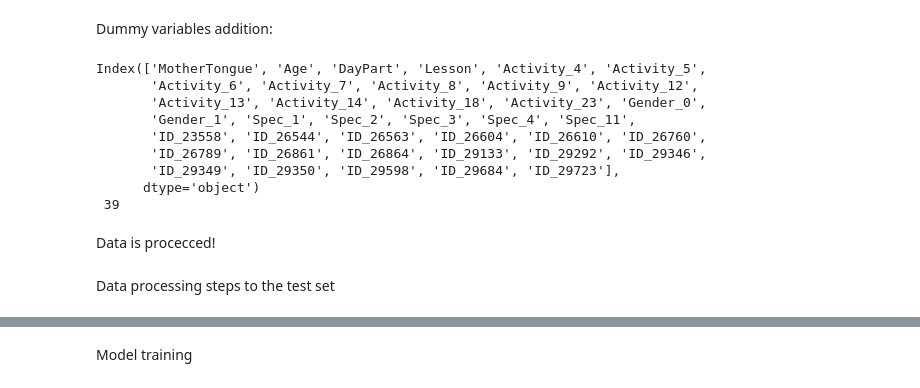
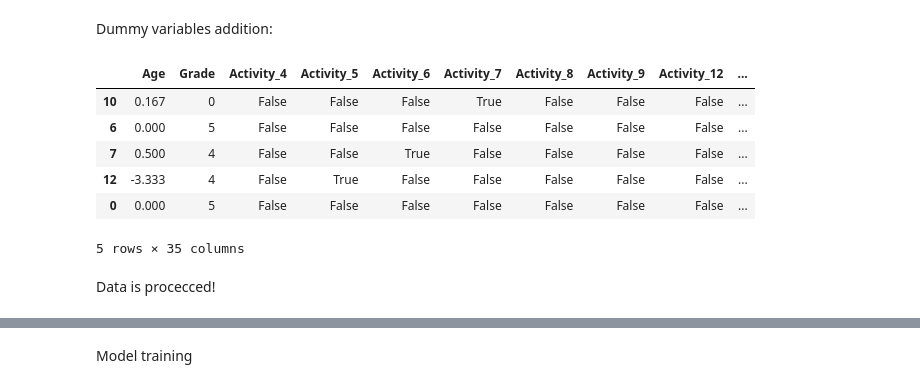
Before and after one commit to eeolga/deep, a Jupyter notebook: Logs_data3.ipynb, the cells around one changed output, grey strips where cells are left out. Saved outputs shown, nothing was run; the diff lists cells and outputs as text; code cells hidden in the pictures.

Commit message:
Logs_data3_processing

```diff
--- a/Logs_data3.ipynb
+++ b/Logs_data3.ipynb
@@ -213,26 +215,22 @@ max      1.000
 Name: Age, dtype: float64
 # %% [markdown]
 Dummy variables addition:
-# %%
-def add_dummies(df, cols):
-    df = pd.get_dummies(df, columns=cols)
-    return df
-
-cols = ['Activity', 'Gender', 'Spec', 'ID']
-df = add_dummies(df, cols)
-
-print(df.columns, '\n', len(df.columns))
-# %% [output]
-Index(['MotherTongue', 'Age', 'DayPart', 'Lesson', 'Activity_4', 'Activity_5',
-       'Activity_6', 'Activity_7', 'Activity_8', 'Activity_9', 'Activity_12',
-       'Activity_13', 'Activity_14', 'Activity_18', 'Activity_23', 'Gender_0',
-       'Gender_1', 'Spec_1', 'Spec_2', 'Spec_3', 'Spec_4', 'Spec_11',
-       'ID_23558', 'ID_26544', 'ID_26563', 'ID_26604', 'ID_26610', 'ID_26760',
-       'ID_26789', 'ID_26861', 'ID_26864', 'ID_29133', 'ID_29292', 'ID_29346',
-       'ID_29349', 'ID_29350', 'ID_29598', 'ID_29684', 'ID_29723'],
-      dtype='object')
- 39
+# %%
+test_proc = (test_df.pipe(feature_logs) #Apply the same data processing steps to the test set
+                    .drop(['MotherTongue', 'DayPart', 'Lesson'], axis=1)
+                    .pipe(fill_missing, train_modes)
+                    .pipe(scale_min_max, 'Age', train_age_min, train_age_max)
+                    .pipe(add_dummies, cols)
+)
+
+test_proc.sample(5)
+# %% [output]
+|  | Age | Grade | Activity_4 | Activity_5 | Activity_6 | Activity_7 | Activity_8 | Activity_9 | Activity_12 | ... |
+| 10 | 0.167 | 0 | False | False | False | True | False | False | False | ... |
+| 6 | 0.000 | 5 | False | False | False | False | False | False | False | ... |
+| 7 | 0.500 | 4 | False | False | True | False | False | False | False | ... |
+| 12 | -3.333 | 4 | False | True | False | False | False | False | False | ... |
+| 0 | 0.000 | 5 | False | False | False | False | False | False | False | ... |
+5 rows × 35 columns
 # %% [markdown]
 Data is procecced!
-# %% [markdown]
-Data processing steps to the test set
```
Also changed, not shown: parts of 11 cells of this notebook.
